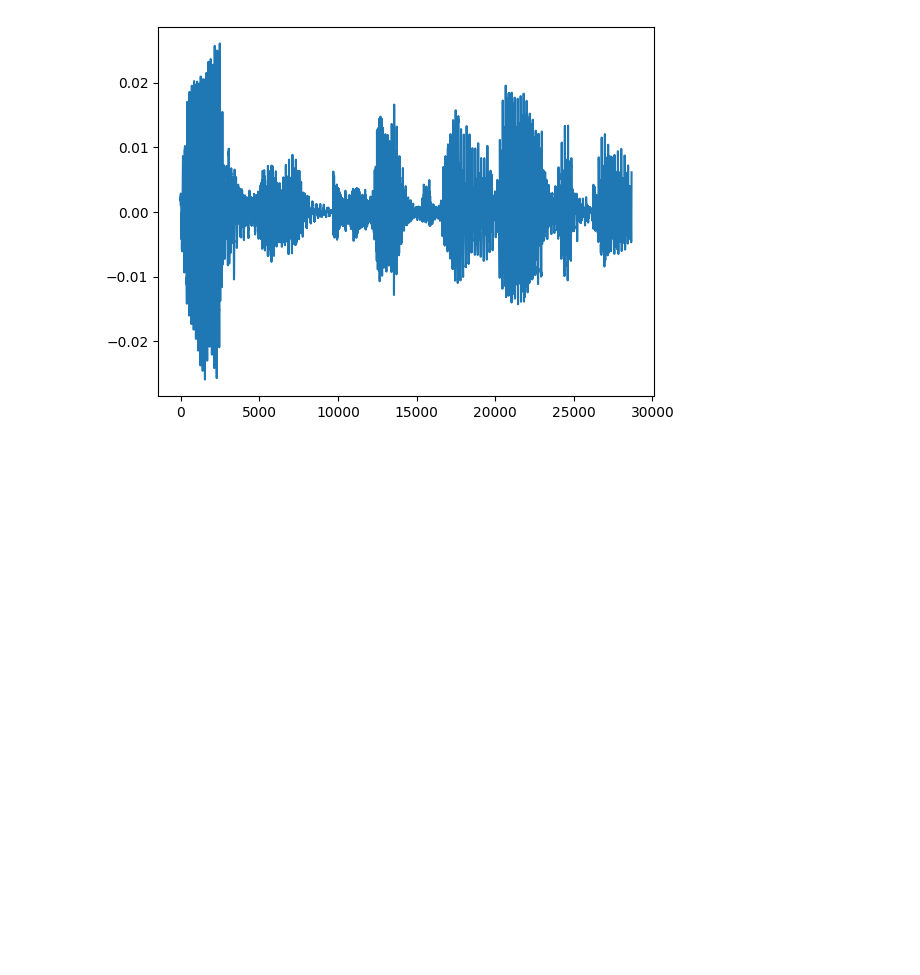
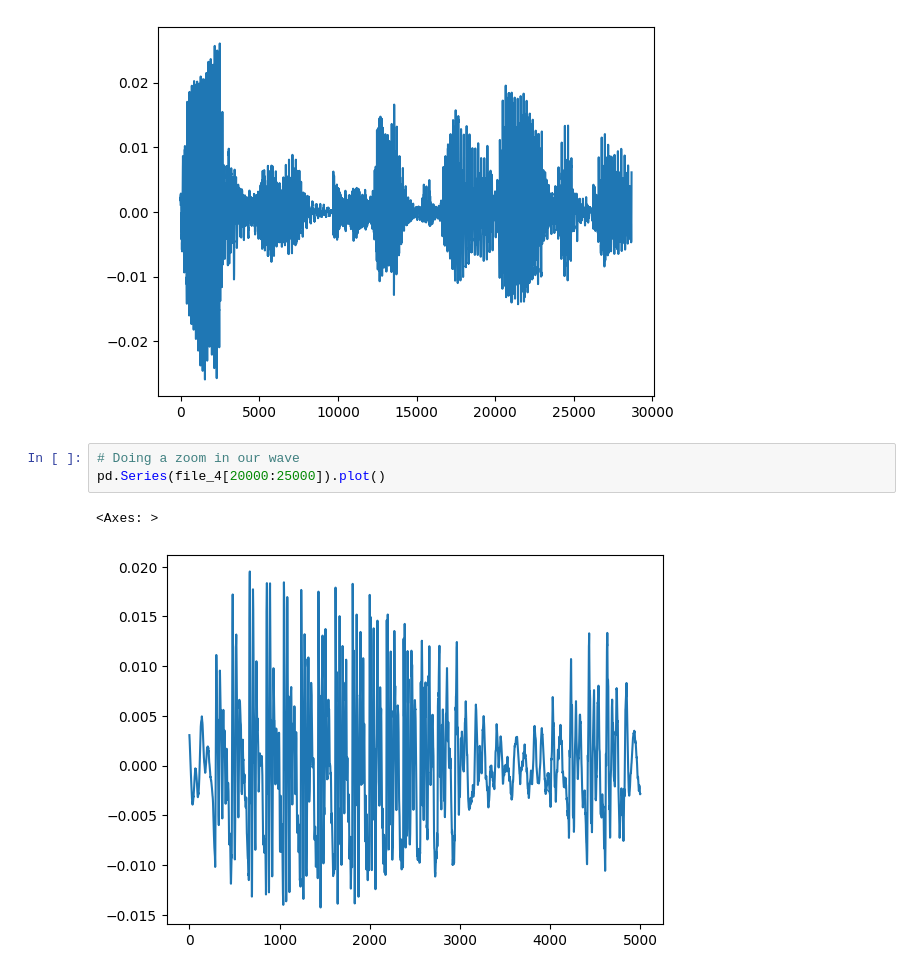
Before and after one commit to khirobenn/RAVDESS-Emotion-Recognition-from-Speech, a Jupyter notebook: speech-emotion-recognitin.ipynb, the cells around one changed output. Drawn from its saved outputs; the diff is of its cells as text; blank space fills up the shorter version.

```diff
--- a/speech-emotion-recognitin.ipynb
+++ b/speech-emotion-recognitin.ipynb
@@ -30,3 +31,9 @@ pd.Series(file_4).plot()
 # %% [output]
 <Axes: >
 [figure]
+# %%
+# Doing a zoom in our wave
+pd.Series(file_4[20000:25000]).plot()
+# %% [output]
+<Axes: >
+[figure, added]
```
Also changed, not shown: parts of 5 cells of this notebook.
